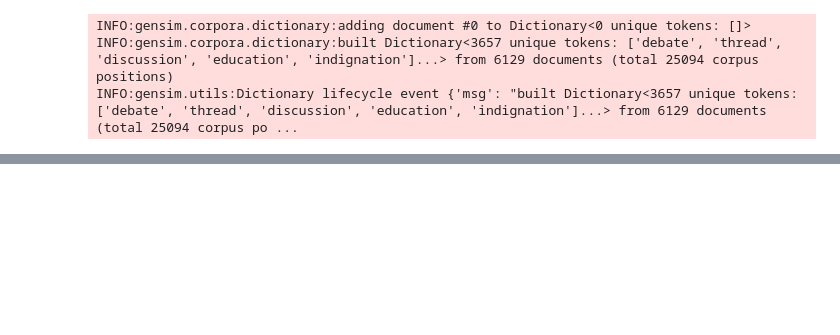
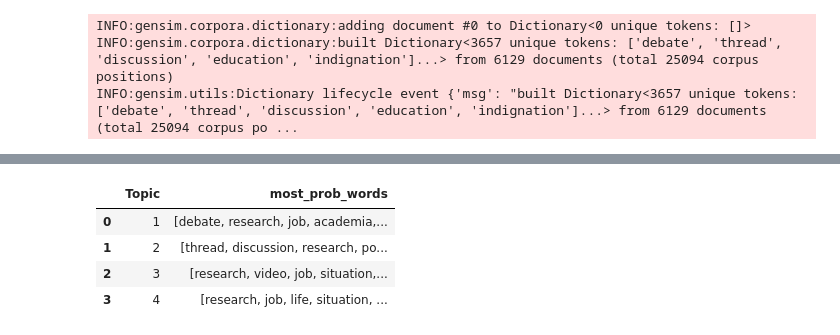
Before and after one commit to moinam/TweetAnalyzer, a Jupyter notebook: EN_CLuster_TopicModel_Moinam.ipynb, the cells around one changed output, grey strips where cells are left out. Cells and saved outputs as stored; diff of their text form; code cells hidden in the pictures; blank space fills up the shorter version.

```diff
--- a/EN_CLuster_TopicModel_Moinam.ipynb
+++ b/EN_CLuster_TopicModel_Moinam.ipynb
@@ -500,0 +603,32 @@ INFO:gensim.utils:LdaModel lifecycle event {'msg': 'trained LdaModel<num_terms=3
+# %%
+def get_topic_to_wordids(model):
+    p = list()
+    for topicid in range(model.num_topics):
+        topic = model.state.get_lambda()[topicid]
+        topic = topic / max(topic)  # normalize to probability dist
+        p.append(topic)
+    return p
+
+def create_dict_word_topic(word_topic):
+    word_topic_dict = []
+    i = 0
+    for topic in word_topic:
+        prob_words = []
+        for word_ind in range(len(topic)):
+            if (topic[word_ind] >= 0.15):
+                prob_words.append(en_id2word[word_ind])
+        word_topic_dict.append({'Topic': (i+1), 'most_prob_words': prob_words})
+        i+=1
+    return word_topic_dict
+
+word_topic = get_topic_to_wordids(en_lda_model)
+word_topic_dict = create_dict_word_topic(word_topic)
+word_topic_df = pd.DataFrame(word_topic_dict)
+# %%
+word_topic_df.head()
+# %% [output]
+|  | Topic | most_prob_words |
+| 0 | 1 | [debate, research, job, academia,... |
+| 1 | 2 | [thread, discussion, research, po... |
+| 2 | 3 | [research, video, job, situation,... |
+| 3 | 4 | [research, job, life, situation, ... |
```
Also changed, not shown: parts of 14 cells of this notebook.
